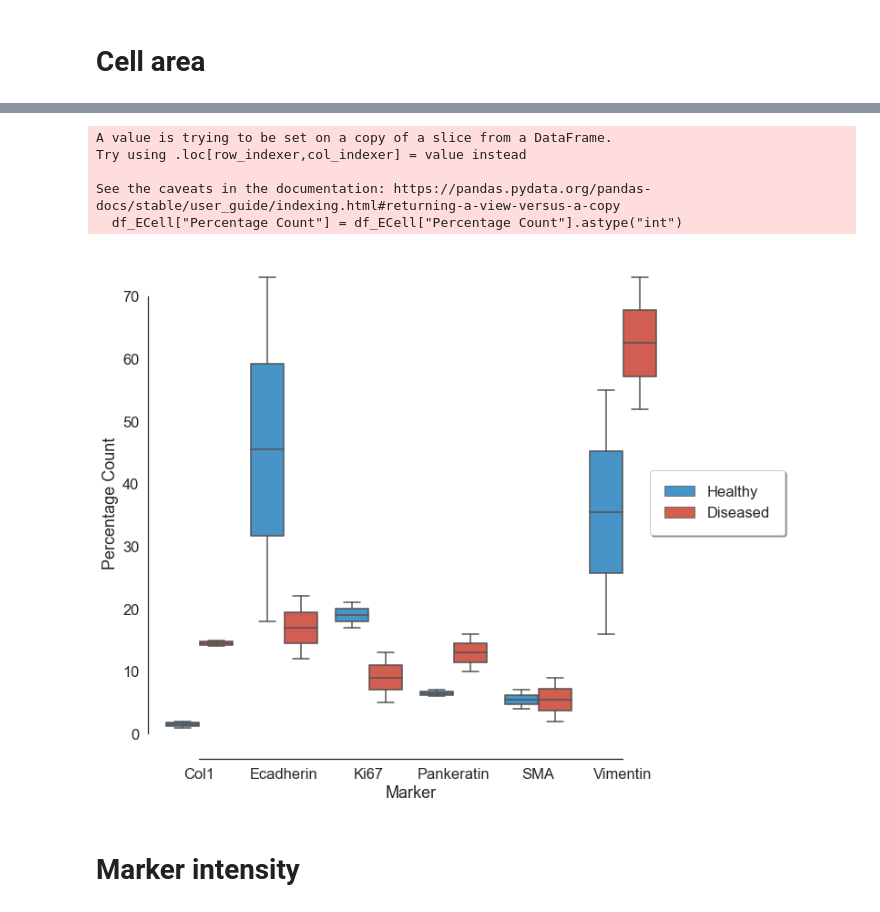
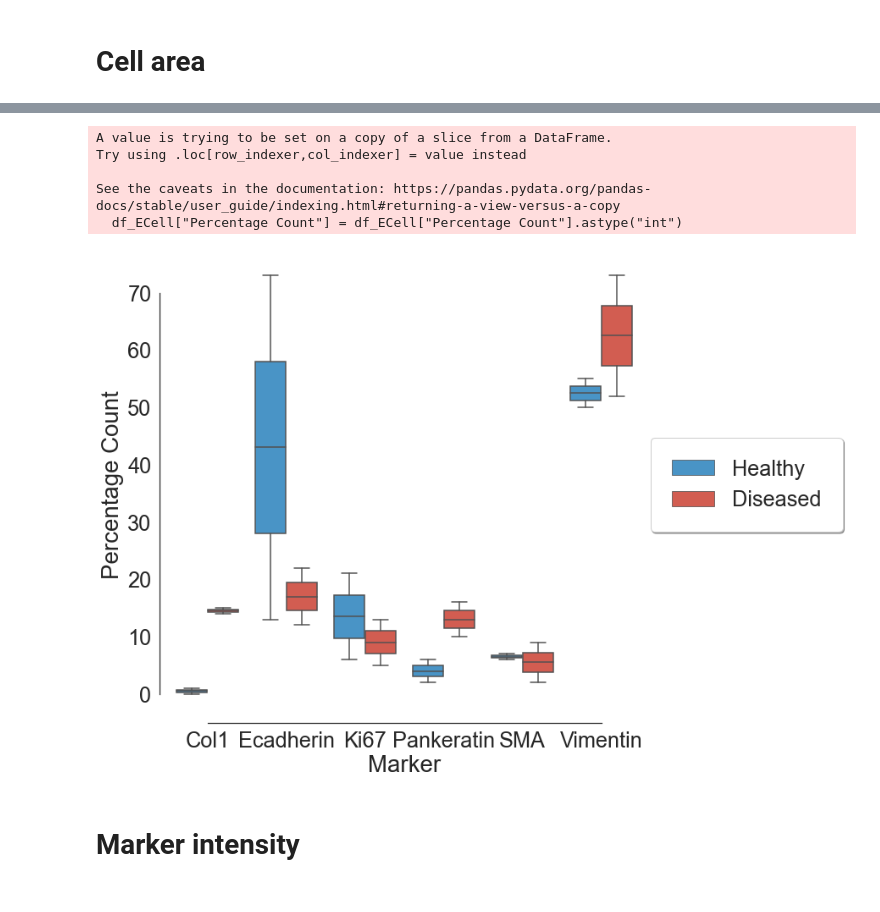
Before and after one commit to coskunlab/SpatialViz, a Jupyter notebook: notebooks/03_marker_stats.ipynb, the cells around one changed output, grey strips where cells are left out. Drawn from its saved outputs; the diff is of its cells as text; code cells hidden in the pictures.

```diff
--- a/notebooks/03_marker_stats.ipynb
+++ b/notebooks/03_marker_stats.ipynb
@@ -47,7 +44,7 @@ WindowsPath('Y:/coskun-lab/Thomas/SpatialViz/figures/stats')
 # %% [markdown]
 # Cell area
 # %%
-experiments = ["NT1", "NT2", "DT2", "DT3"]
+experiments = ["NT1", "NT3", "DT2", "DT3"]
 conditions = ["Healthy", "Healthy", "Diseased", "Diseased"]
 # %%
 df = pd.DataFrame()
@@ -132,7 +129,7 @@ df_TCell = df[df.Marker.isin(Tcell_markers)]
 df_TCell["Percentage Count"] = df_TCell["Percentage Count"].astype("int")
 
 sns.set_style("white")
-sns.set(font_scale=1.5)
+sns.set(font_scale=2.3)
 
 with sns.axes_style("white"):
     fig, ax = plt.subplots(figsize=(10, 10))
@@ -141,7 +138,7 @@ with sns.axes_style("white"):
     )
     ax.legend(
         loc="center right",
-        bbox_to_anchor=(1.25, 0.5),
+        bbox_to_anchor=(1.45, 0.5),
         ncol=1,
         fancybox=True,
         framealpha=1,
@@ -169,7 +166,7 @@ with sns.axes_style("white"):
     )
     ax.legend(
         loc="center right",
-        bbox_to_anchor=(1.25, 0.5),
+        bbox_to_anchor=(1.45, 0.5),
         ncol=1,
         fancybox=True,
         framealpha=1,
@@ -188,31 +185,31 @@ See the caveats in the documentation: https://pandas.pydata.org/pandas-docs/stab
 # %%
 df_ECell = df[df.Marker.isin(Ecell_markers)]
 df_ECell["Percentage Count"] = df_ECell["Percentage Count"].astype("int")
 
 
 with sns.axes_style("white"):
     fig, ax = plt.subplots(figsize=(10, 10))
     ax = sns.boxplot(
         x="Marker", y="Percentage Count", hue="Condition", data=df_ECell, palette=my_pal
     )
     ax.legend(
         loc="center right",
-        bbox_to_anchor=(1.25, 0.5),
+        bbox_to_anchor=(1.45, 0.5),
         ncol=1,
         fancybox=True,
         framealpha=1,
         shadow=True,
         borderpad=1,
     )
     sns.despine(offset=10, trim=True, bottom=False)
     fig.savefig(data_figure / "stats" / "count_ECell.png", bbox_inches="tight")
 # %% [output]
 A value is trying to be set on a copy of a slice from a DataFrame.
 Try using .loc[row_indexer,col_indexer] = value instead
 
 See the caveats in the documentation: https://pandas.pydata.org/pandas-docs/stable/user_guide/indexing.html#returning-a-view-versus-a-copy
   df_ECell["Percentage Count"] = df_ECell["Percentage Count"].astype("int")
-[figure, old version]
+[figure, new version]
 # %% [markdown]
 # Marker intensity
 # %%
```
Also changed, not shown: parts of 8 cells of this notebook, 26 other files.
